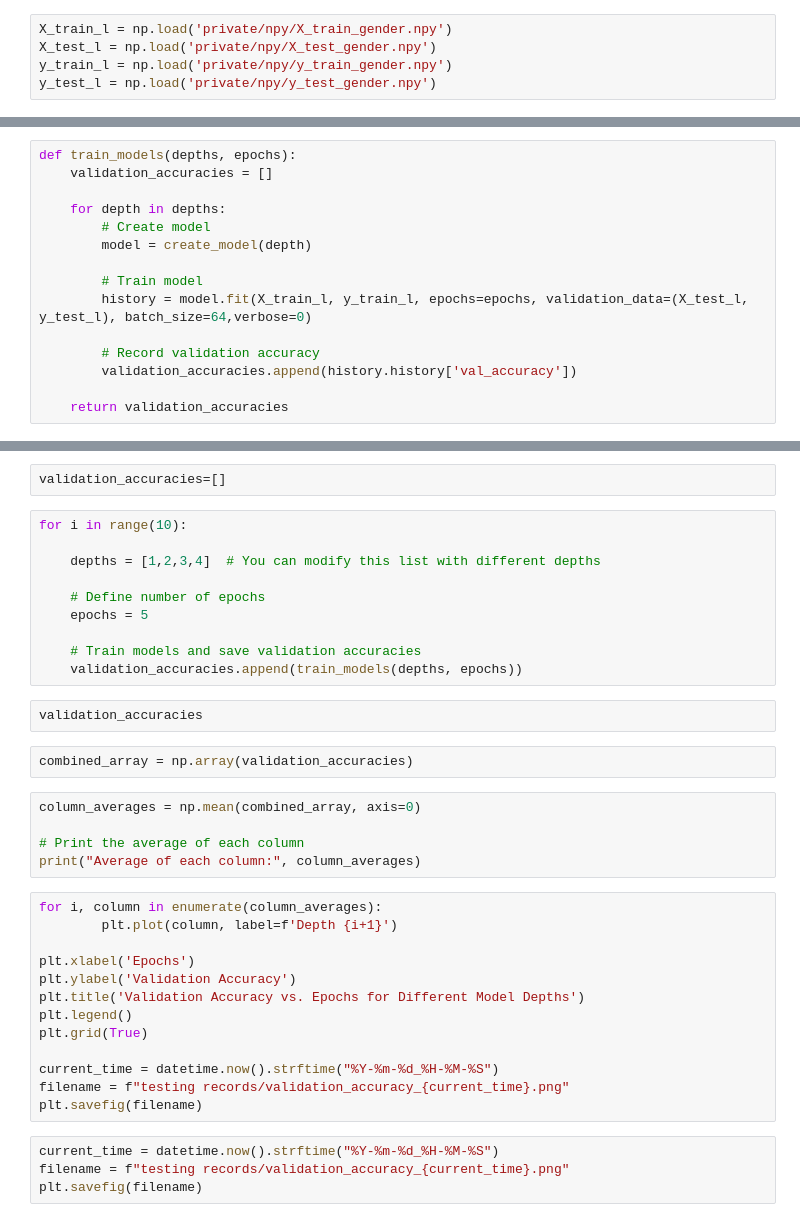
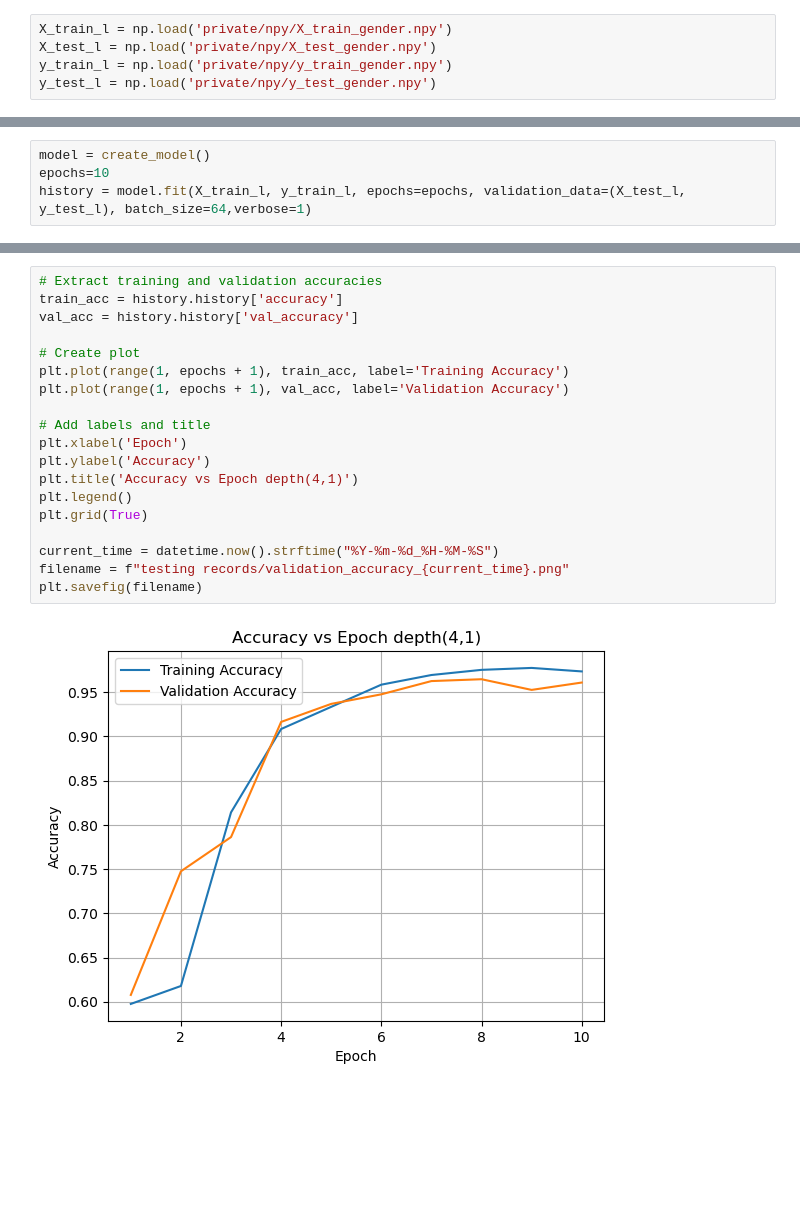
Before and after one commit to DheemanKumar/audio-ai, a Jupyter notebook: cnn/cnn_gender.ipynb, the cells around one changed output, grey strips where cells are left out. Saved outputs shown, nothing was run; the diff lists cells and outputs as text; blank space fills up the shorter version.

```diff
--- a/cnn/cnn_gender.ipynb
+++ b/cnn/cnn_gender.ipynb
@@ -51,15 +54,4 @@ model=create_model(5)
 # %%
-def train_models(depths, epochs):
-    validation_accuracies = []
-
-    for depth in depths:
-        # Create model
-        model = create_model(depth)
-
-        # Train model
-        history = model.fit(X_train_l, y_train_l, epochs=epochs, validation_data=(X_test_l, y_test_l), batch_size=64,verbose=0)
-
-        # Record validation accuracy
-        validation_accuracies.append(history.history['val_accuracy'])
-
-    return validation_accuracies
+model = create_model()
+epochs=10
+history = model.fit(X_train_l, y_train_l, epochs=epochs, validation_data=(X_test_l, y_test_l), batch_size=64,verbose=1)
@@ -66,38 +86,21 @@ def train_models(depths, epochs):
-# %%
-validation_accuracies=[]
-# %%
-for i in range(10):
-
-    depths = [1,2,3,4]  # You can modify this list with different depths
-
-    # Define number of epochs
-    epochs = 5
-
-    # Train models and save validation accuracies
-    validation_accuracies.append(train_models(depths, epochs))
-# %%
-validation_accuracies
-# %%
-combined_array = np.array(validation_accuracies)
-# %%
-column_averages = np.mean(combined_array, axis=0)
-
-# Print the average of each column
-print("Average of each column:", column_averages)
 # %%
-for i, column in enumerate(column_averages):
-        plt.plot(column, label=f'Depth {i+1}')
+# Extract training and validation accuracies
+train_acc = history.history['accuracy']
+val_acc = history.history['val_accuracy']
 
-plt.xlabel('Epochs')
-plt.ylabel('Validation Accuracy')
-plt.title('Validation Accuracy vs. Epochs for Different Model Depths')
+# Create plot
+plt.plot(range(1, epochs + 1), train_acc, label='Training Accuracy')
+plt.plot(range(1, epochs + 1), val_acc, label='Validation Accuracy')
+
+# Add labels and title
+plt.xlabel('Epoch')
+plt.ylabel('Accuracy')
+plt.title('Accuracy vs Epoch depth(4,1)')
 plt.legend()
 plt.grid(True)
 
 current_time = datetime.now().strftime("%Y-%m-%d_%H-%M-%S")
 filename = f"testing records/validation_accuracy_{current_time}.png"
 plt.savefig(filename)
+# %% [output]
+[figure, added]
-# %%
-current_time = datetime.now().strftime("%Y-%m-%d_%H-%M-%S")
-filename = f"testing records/validation_accuracy_{current_time}.png"
-plt.savefig(filename)
```
Also changed, not shown: parts of 5 cells of this notebook, 8 other files.
